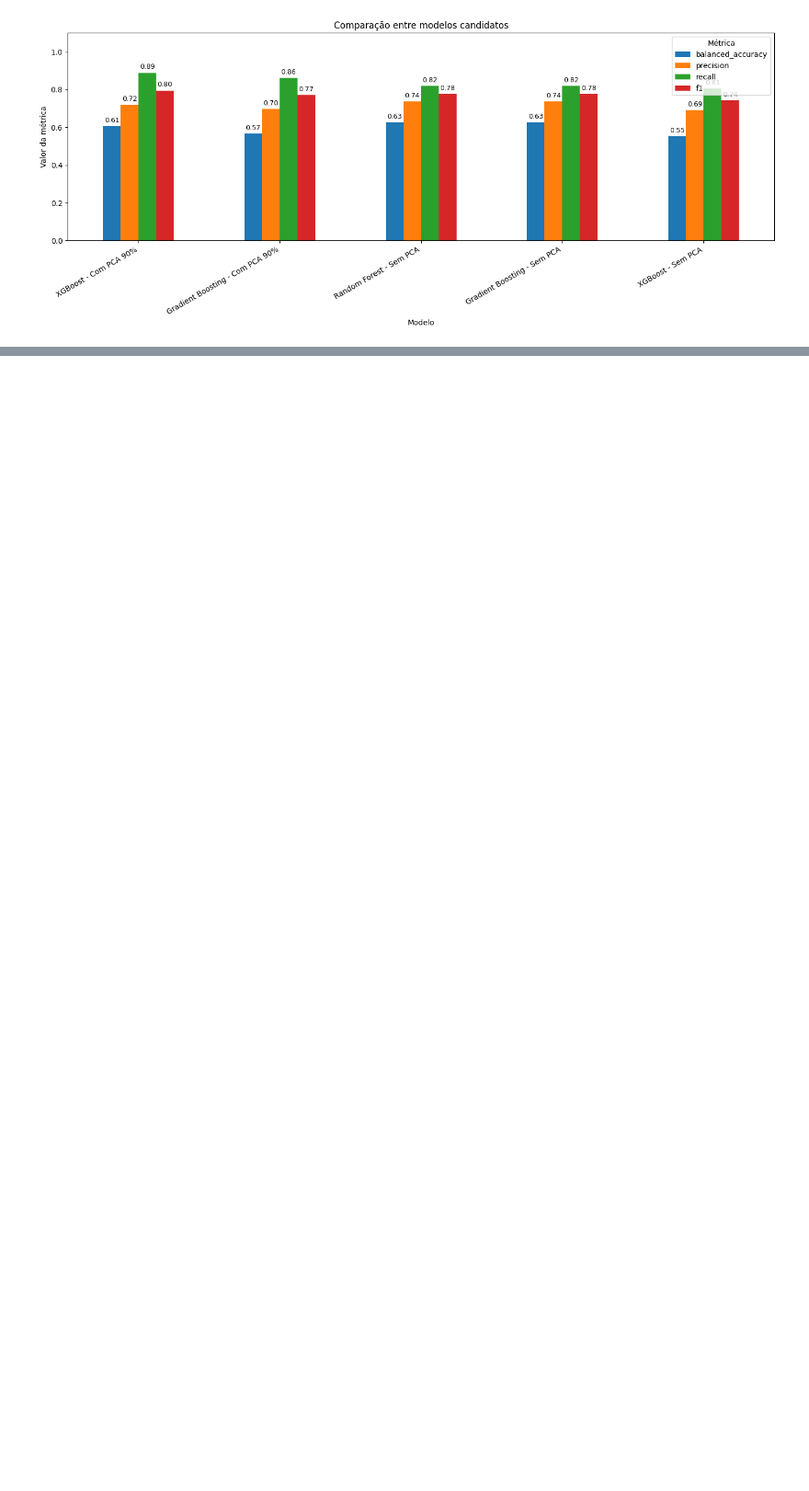
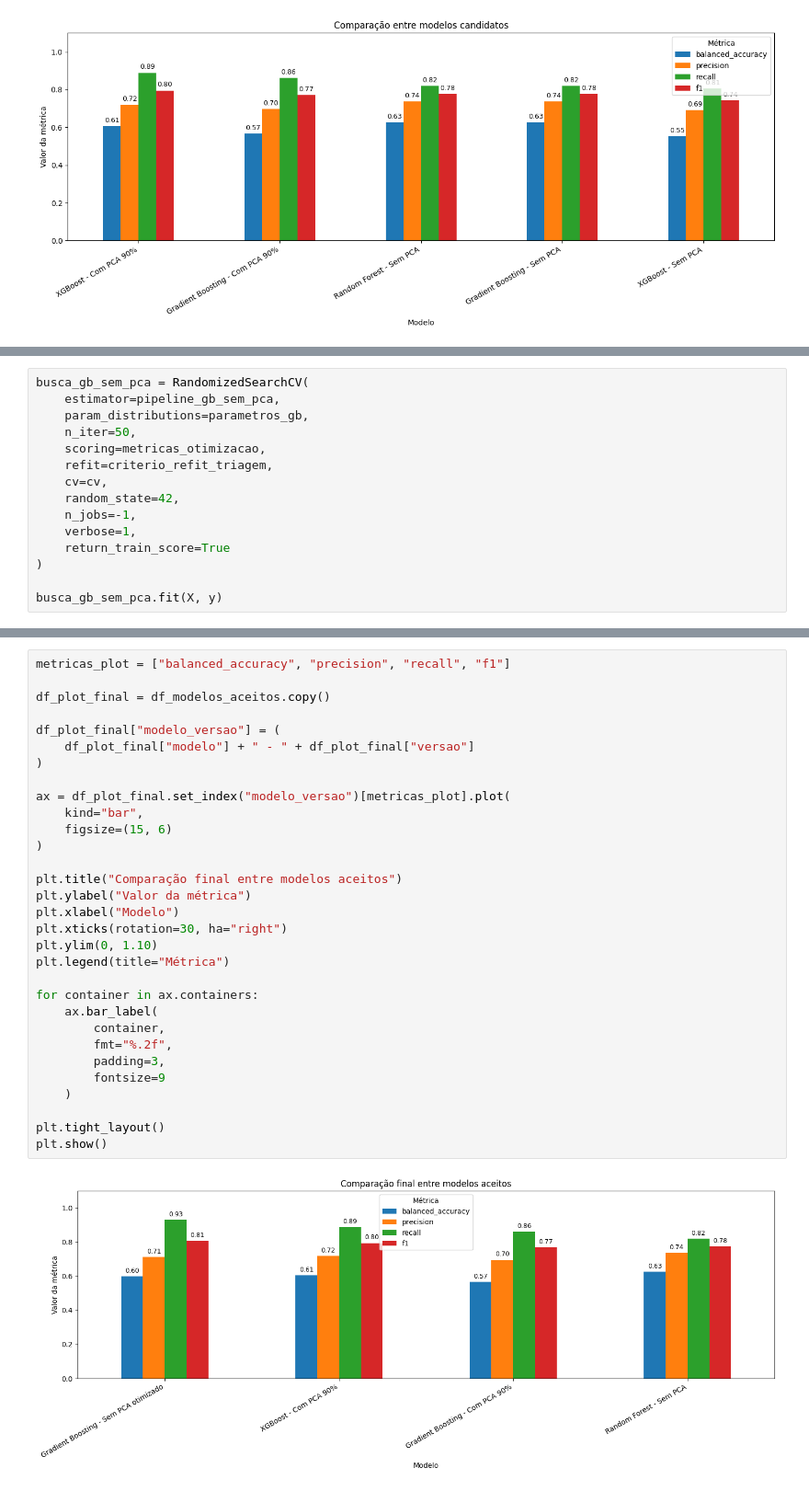
Before and after one commit to pablocosme/Projeto_Residuos_Dentarios_IA, a Jupyter notebook: benchmark_alg.ipynb, the cells around one changed output, grey strips where cells are left out. Shown at 92% size. Drawn from its saved outputs; the diff is of its cells as text; blank space fills up the shorter version.

```diff
--- a/benchmark_alg.ipynb
+++ b/benchmark_alg.ipynb
@@ -486,0 +1027,15 @@ plt.show()
+# %%
+busca_gb_sem_pca = RandomizedSearchCV(
+    estimator=pipeline_gb_sem_pca,
+    param_distributions=parametros_gb,
+    n_iter=50,
+    scoring=metricas_otimizacao,
+    refit=criterio_refit_triagem,
+    cv=cv,
+    random_state=42,
+    n_jobs=-1,
+    verbose=1,
+    return_train_score=True
+)
+
+busca_gb_sem_pca.fit(X, y)
@@ -486,0 +1167,33 @@ plt.show()
+# %%
+metricas_plot = ["balanced_accuracy", "precision", "recall", "f1"]
+
+df_plot_final = df_modelos_aceitos.copy()
+
+df_plot_final["modelo_versao"] = (
+    df_plot_final["modelo"] + " - " + df_plot_final["versao"]
+)
+
+ax = df_plot_final.set_index("modelo_versao")[metricas_plot].plot(
+    kind="bar",
+    figsize=(15, 6)
+)
+
+plt.title("Comparação final entre modelos aceitos")
+plt.ylabel("Valor da métrica")
+plt.xlabel("Modelo")
+plt.xticks(rotation=30, ha="right")
+plt.ylim(0, 1.10)
+plt.legend(title="Métrica")
+
+for container in ax.containers:
+    ax.bar_label(
+        container,
+        fmt="%.2f",
+        padding=3,
+        fontsize=9
+    )
+
+plt.tight_layout()
+plt.show()
+# %% [output]
+[figure, added]
```
Also changed, not shown: parts of 50 cells of this notebook, 1 other file.
